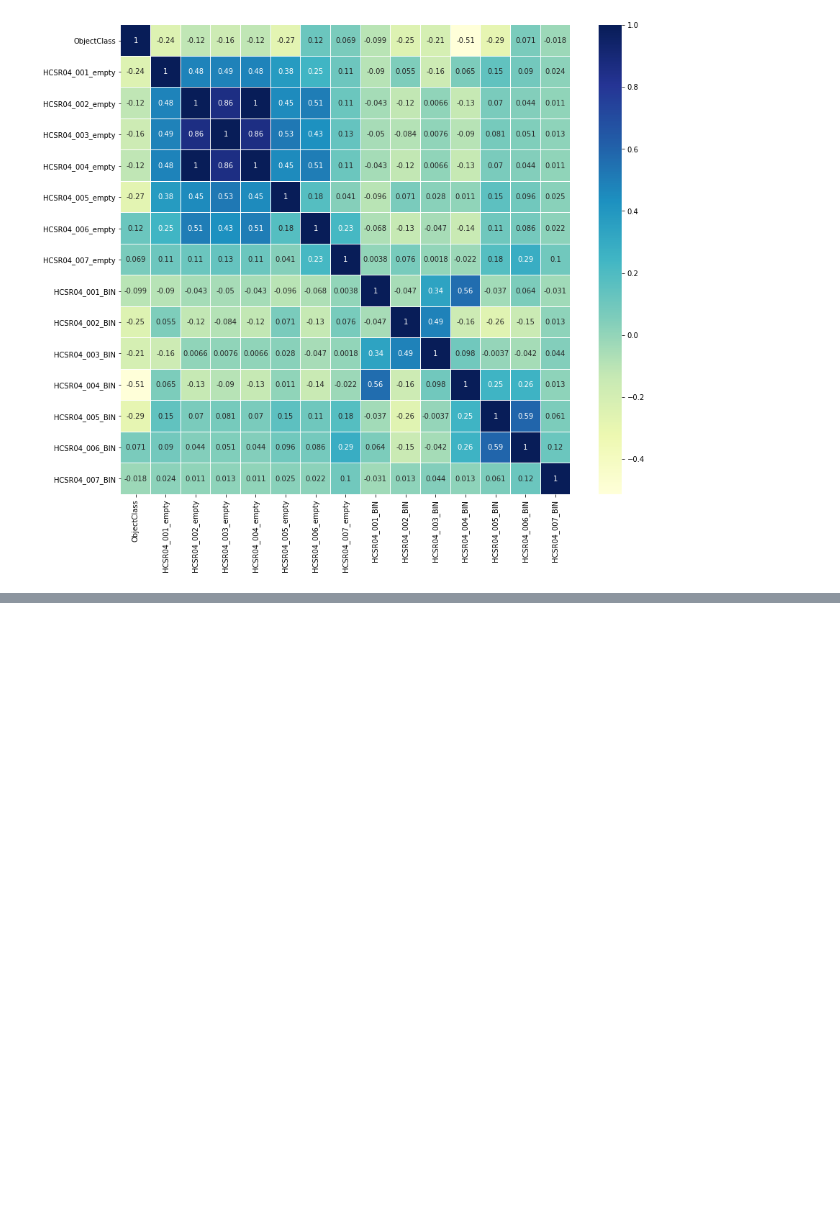
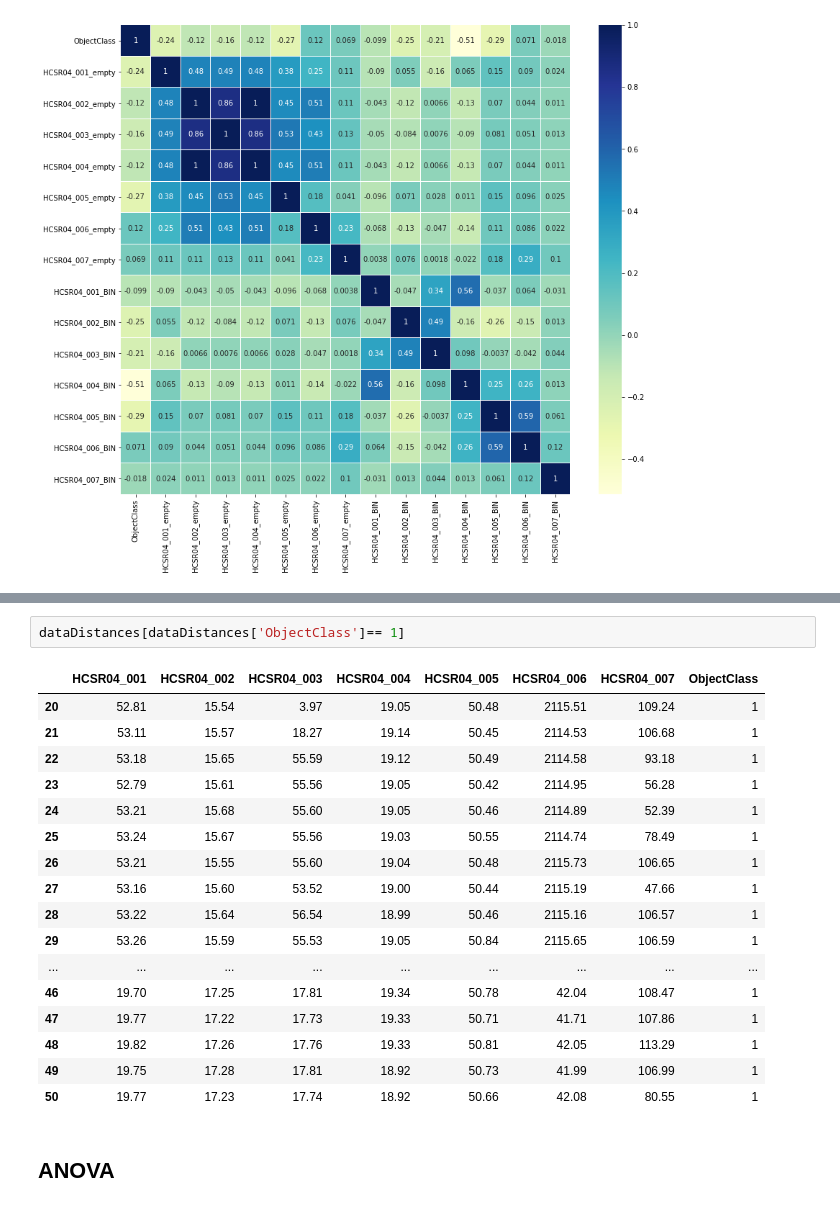
Before and after one commit to emanbuc/ultrasonic-vision, a Jupyter notebook: notebooks/create_training_dataset.ipynb, the cells around one changed output, grey strips where cells are left out. Cells and saved outputs as stored; diff of their text form; blank space fills up the shorter version.

Commit message:
feat: ANOVA

```diff
--- a/notebooks/create_training_dataset.ipynb
+++ b/notebooks/create_training_dataset.ipynb
@@ -197,0 +221,22 @@ plt.yticks(rotation=0);
+# %%
+dataDistances[dataDistances['ObjectClass']== 1]
+# %% [output]
+|  | HCSR04_001 | HCSR04_002 | HCSR04_003 | HCSR04_004 | HCSR04_005 | HCSR04_006 | HCSR04_007 | ObjectClass |
+| 20 | 52.81 | 15.54 | 3.97 | 19.05 | 50.48 | 2115.51 | 109.24 | 1 |
+| 21 | 53.11 | 15.57 | 18.27 | 19.14 | 50.45 | 2114.53 | 106.68 | 1 |
+| 22 | 53.18 | 15.65 | 55.59 | 19.12 | 50.49 | 2114.58 | 93.18 | 1 |
+| 23 | 52.79 | 15.61 | 55.56 | 19.05 | 50.42 | 2114.95 | 56.28 | 1 |
+| 24 | 53.21 | 15.68 | 55.60 | 19.05 | 50.46 | 2114.89 | 52.39 | 1 |
+| 25 | 53.24 | 15.67 | 55.56 | 19.03 | 50.55 | 2114.74 | 78.49 | 1 |
+| 26 | 53.21 | 15.55 | 55.60 | 19.04 | 50.48 | 2115.73 | 106.65 | 1 |
+| 27 | 53.16 | 15.60 | 53.52 | 19.00 | 50.44 | 2115.19 | 47.66 | 1 |
+| 28 | 53.22 | 15.64 | 56.54 | 18.99 | 50.46 | 2115.16 | 106.57 | 1 |
+| 29 | 53.26 | 15.59 | 55.53 | 19.05 | 50.84 | 2115.65 | 106.59 | 1 |
+| ... | ... | ... | ... | ... | ... | ... | ... | ... |
+| 46 | 19.70 | 17.25 | 17.81 | 19.34 | 50.78 | 42.04 | 108.47 | 1 |
+| 47 | 19.77 | 17.22 | 17.73 | 19.33 | 50.71 | 41.71 | 107.86 | 1 |
+| 48 | 19.82 | 17.26 | 17.76 | 19.33 | 50.81 | 42.05 | 113.29 | 1 |
+| 49 | 19.75 | 17.28 | 17.81 | 18.92 | 50.73 | 41.99 | 106.99 | 1 |
+| 50 | 19.77 | 17.23 | 17.74 | 18.92 | 50.66 | 42.08 | 80.55 | 1 |
+# %% [markdown]
+## ANOVA
```
Also changed, not shown: parts of 7 cells of this notebook.
